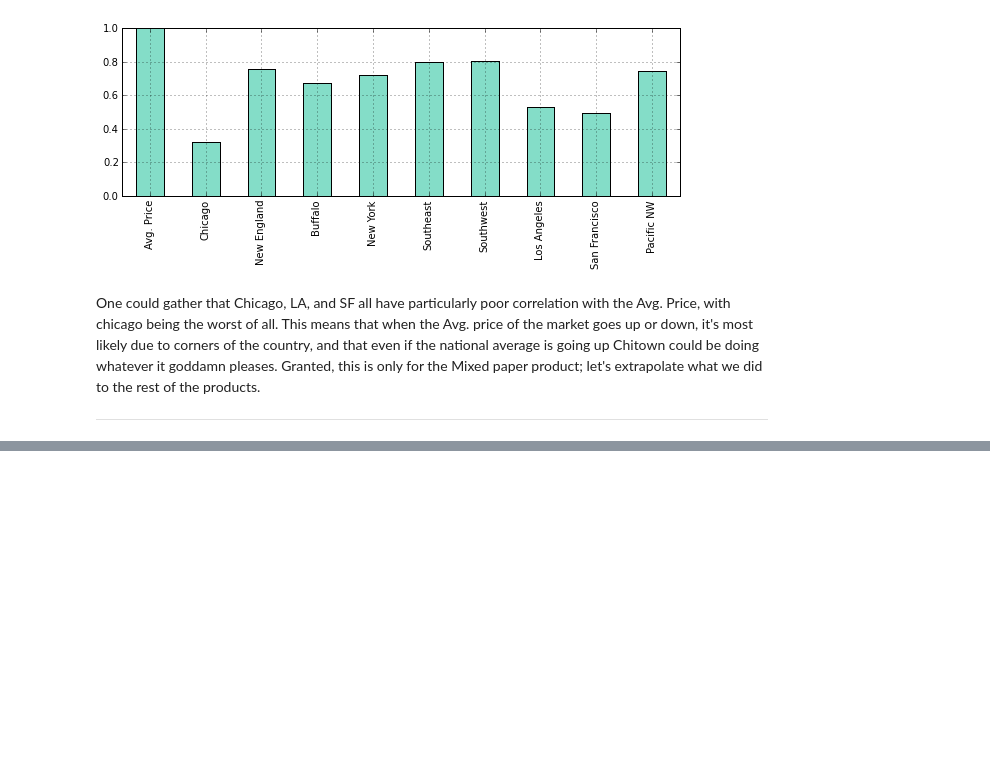
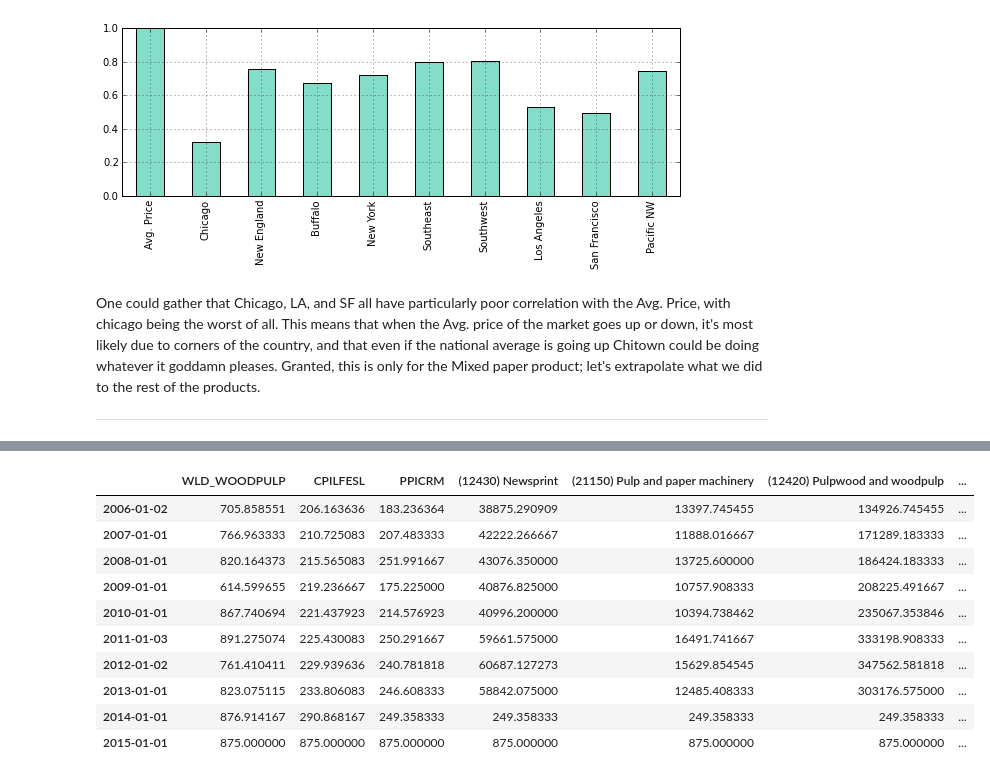
Before and after one commit to baronvonbadguy/cycle, a Jupyter notebook: Analysis.ipynb, the cells around one changed output, grey strips where cells are left out. Cells and saved outputs as stored; diff of their text form; code cells hidden in the pictures; blank space fills up the shorter version.

```diff
--- a/Analysis.ipynb
+++ b/Analysis.ipynb
@@ -252,0 +318,17 @@ pd.concat([actuals[('News (6)','New York')], dfc[('News (6)','Chicago','hi')]],
+# %%
+from datetime import datetime as dt
+dfq_M = dfq[dt(1994, 1, 1): dt(2015, 1, 1)][['WLD_WOODPULP', 'CPILFESL', 'PPICRM']]
+dfq_Y = dfq.interpolate(method='pad').resample('BAS', how='mean')[dt(1994, 1, 1): dt(2015, 1, 1)]
+dfq_Y[-10:]
+# %% [output]
+|  | WLD_WOODPULP | CPILFESL | PPICRM | (12430) Newsprint | (21150) Pulp and paper machinery | (12420) Pulpwood and woodpulp | ... |
+| 2006-01-02 | 705.858551 | 206.163636 | 183.236364 | 38875.290909 | 13397.745455 | 134926.745455 | ... |
+| 2007-01-01 | 766.963333 | 210.725083 | 207.483333 | 42222.266667 | 11888.016667 | 171289.183333 | ... |
+| 2008-01-01 | 820.164373 | 215.565083 | 251.991667 | 43076.350000 | 13725.600000 | 186424.183333 | ... |
+| 2009-01-01 | 614.599655 | 219.236667 | 175.225000 | 40876.825000 | 10757.908333 | 208225.491667 | ... |
+| 2010-01-01 | 867.740694 | 221.437923 | 214.576923 | 40996.200000 | 10394.738462 | 235067.353846 | ... |
+| 2011-01-03 | 891.275074 | 225.430083 | 250.291667 | 59661.575000 | 16491.741667 | 333198.908333 | ... |
+| 2012-01-02 | 761.410411 | 229.939636 | 240.781818 | 60687.127273 | 15629.854545 | 347562.581818 | ... |
+| 2013-01-01 | 823.075115 | 233.806083 | 246.608333 | 58842.075000 | 12485.408333 | 303176.575000 | ... |
+| 2014-01-01 | 876.914167 | 290.868167 | 249.358333 | 249.358333 | 249.358333 | 249.358333 | ... |
+| 2015-01-01 | 875.000000 | 875.000000 | 875.000000 | 875.000000 | 875.000000 | 875.000000 | ... |
```
Also changed, not shown: parts of 27 cells of this notebook.
